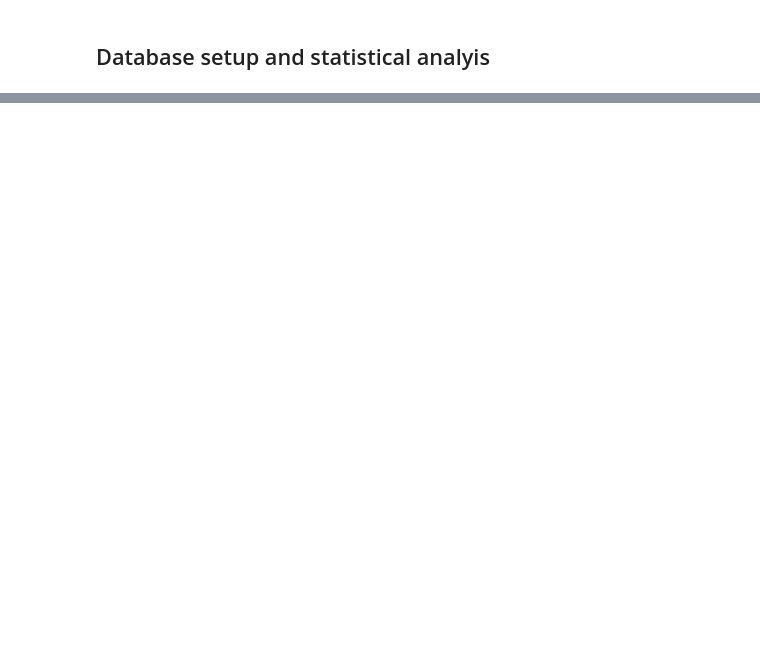
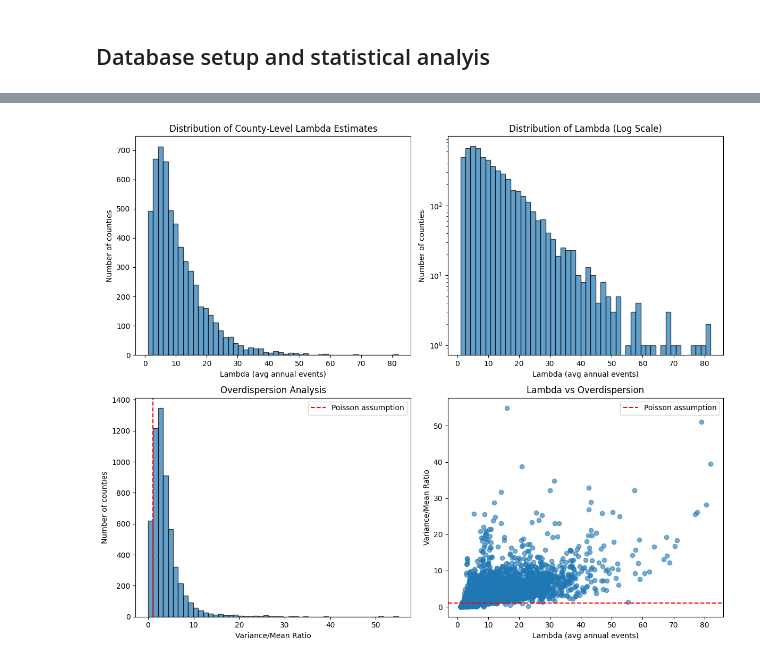
Before and after one commit to abdbtech/capstone, a Jupyter notebook: database_stats_breadboard.ipynb, the cells around one changed output, grey strips where cells are left out. Cells and saved outputs as stored; diff of their text form; code cells hidden in the pictures; blank space fills up the shorter version.

```diff
--- a/database_stats_breadboard.ipynb
+++ b/database_stats_breadboard.ipynb
@@ -77,0 +170,3 @@ display(pivot_schema)
+# %%
+# Load the NOAA data into a DataFrame for analysis
+df_noaa = dbt.query("SELECT * FROM \"NOAA_STORM_EVENTS\" ORDER BY county_fips, year")
@@ -77,0 +215,37 @@ display(pivot_schema)
+# %%
+# Visualize the distribution of lambda estimates
+fig, axes = plt.subplots(2, 2, figsize=(12, 10))
+
+# Histogram of lambda estimates
+axes[0,0].hist(county_lambdas['lambda_hat'], bins=50, alpha=0.7, edgecolor='black')
+axes[0,0].set_xlabel('Lambda (avg annual events)')
+axes[0,0].set_ylabel('Number of counties')
+axes[0,0].set_title('Distribution of County-Level Lambda Estimates')
+
+# Log-scale histogram for better visibility
+axes[0,1].hist(county_lambdas['lambda_hat'], bins=50, alpha=0.7, edgecolor='black')
+axes[0,1].set_xlabel('Lambda (avg annual events)')
+axes[0,1].set_ylabel('Number of counties')
+axes[0,1].set_yscale('log')
+axes[0,1].set_title('Distribution of Lambda (Log Scale)')
+
+# Overdispersion ratio
+axes[1,0].hist(county_lambdas['overdispersion_ratio'], bins=50, alpha=0.7, edgecolor='black')
+axes[1,0].set_xlabel('Variance/Mean Ratio')
+axes[1,0].set_ylabel('Number of counties')
+axes[1,0].set_title('Overdispersion Analysis')
+axes[1,0].axvline(x=1, color='red', linestyle='--', label='Poisson assumption')
+axes[1,0].legend()
+
+# Scatter: lambda vs overdispersion
+axes[1,1].scatter(county_lambdas['lambda_hat'], county_lambdas['overdispersion_ratio'], alpha=0.6)
+axes[1,1].set_xlabel('Lambda (avg annual events)')
+axes[1,1].set_ylabel('Variance/Mean Ratio')
+axes[1,1].set_title('Lambda vs Overdispersion')
+axes[1,1].axhline(y=1, color='red', linestyle='--', label='Poisson assumption')
+axes[1,1].legend()
+
+plt.tight_layout()
+plt.show()
+# %% [output]
+[figure, added]
```
Also changed, not shown: parts of 20 cells of this notebook, 5 other files.
